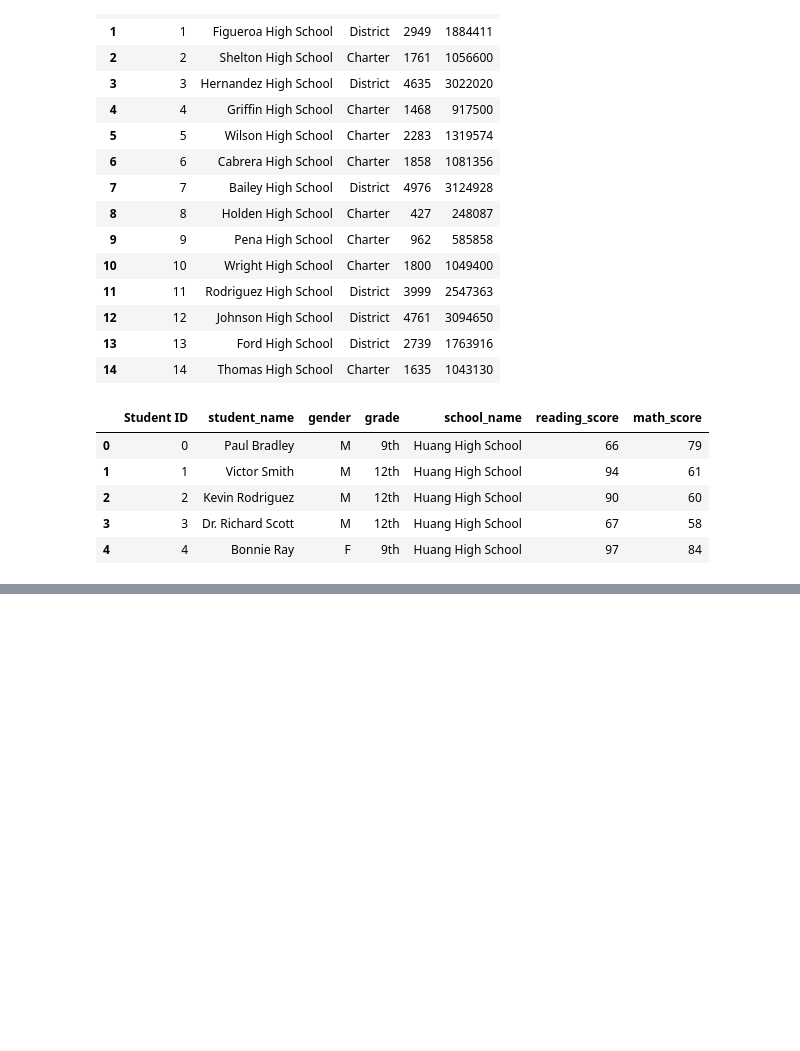
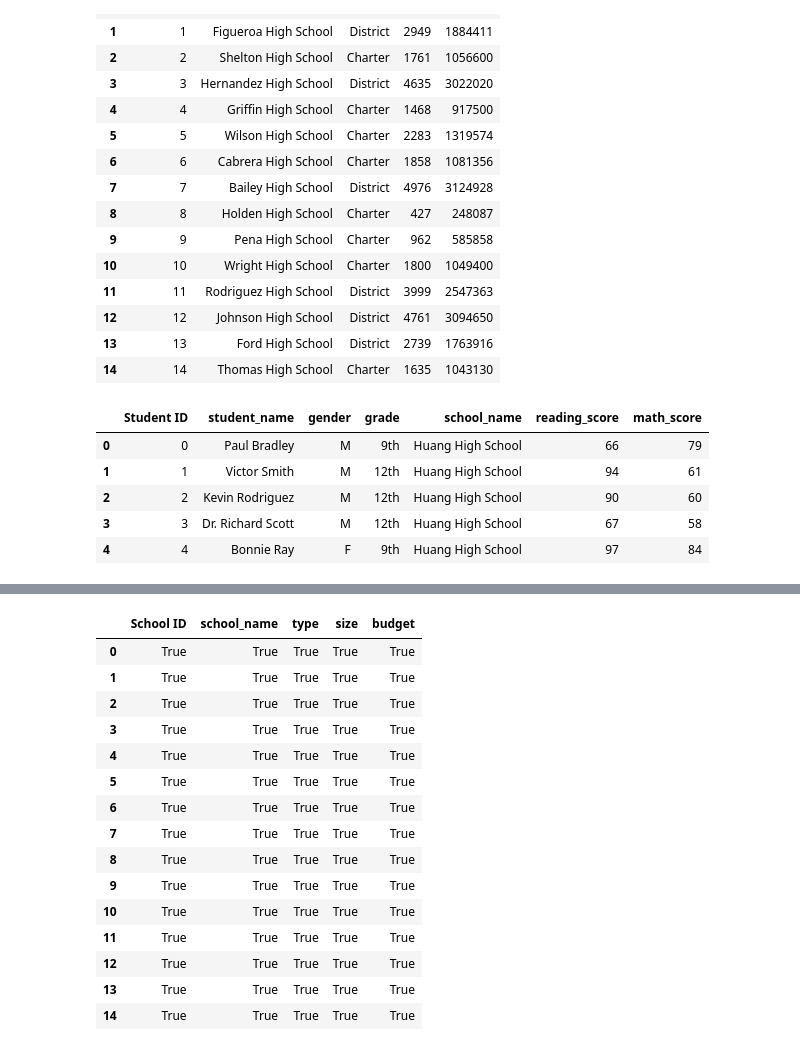
Before and after one commit to maridge/School_District_Analysis, a Jupyter notebook: PyCitySchools.ipynb, the cells around one changed output, grey strips where cells are left out. Cells and saved outputs as stored; diff of their text form; code cells hidden in the pictures; blank space fills up the shorter version.

```diff
--- a/PyCitySchools.ipynb
+++ b/PyCitySchools.ipynb
@@ -39,0 +132,20 @@ student_data_df.head()
+# %%
+# Determine if there are not any missing values in the school data.
+school_data_df.notnull()
+# %% [output]
+|  | School ID | school_name | type | size | budget |
+| 0 | True | True | True | True | True |
+| 1 | True | True | True | True | True |
+| 2 | True | True | True | True | True |
+| 3 | True | True | True | True | True |
+| 4 | True | True | True | True | True |
+| 5 | True | True | True | True | True |
+| 6 | True | True | True | True | True |
+| 7 | True | True | True | True | True |
+| 8 | True | True | True | True | True |
+| 9 | True | True | True | True | True |
+| 10 | True | True | True | True | True |
+| 11 | True | True | True | True | True |
+| 12 | True | True | True | True | True |
+| 13 | True | True | True | True | True |
+| 14 | True | True | True | True | True |
```
Also changed, not shown: parts of 12 cells of this notebook, 3 other files.
